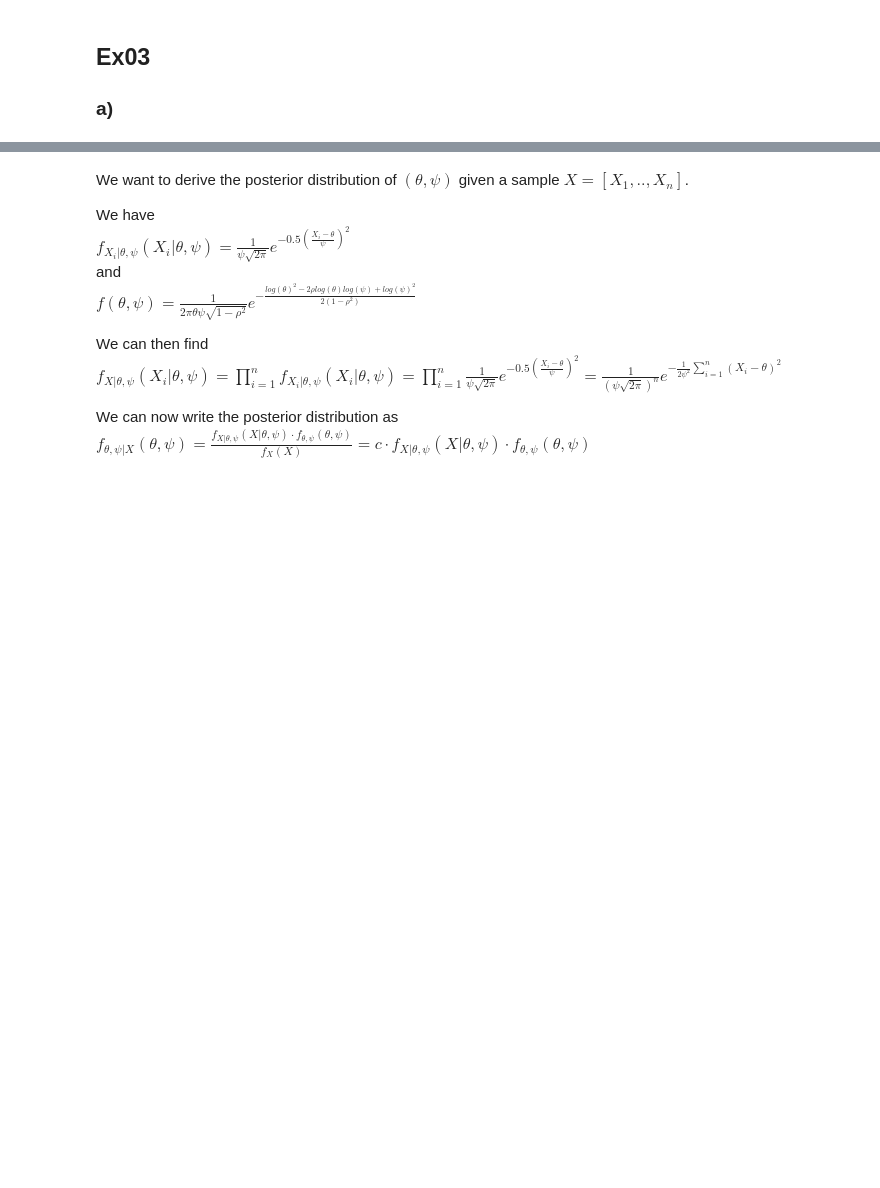
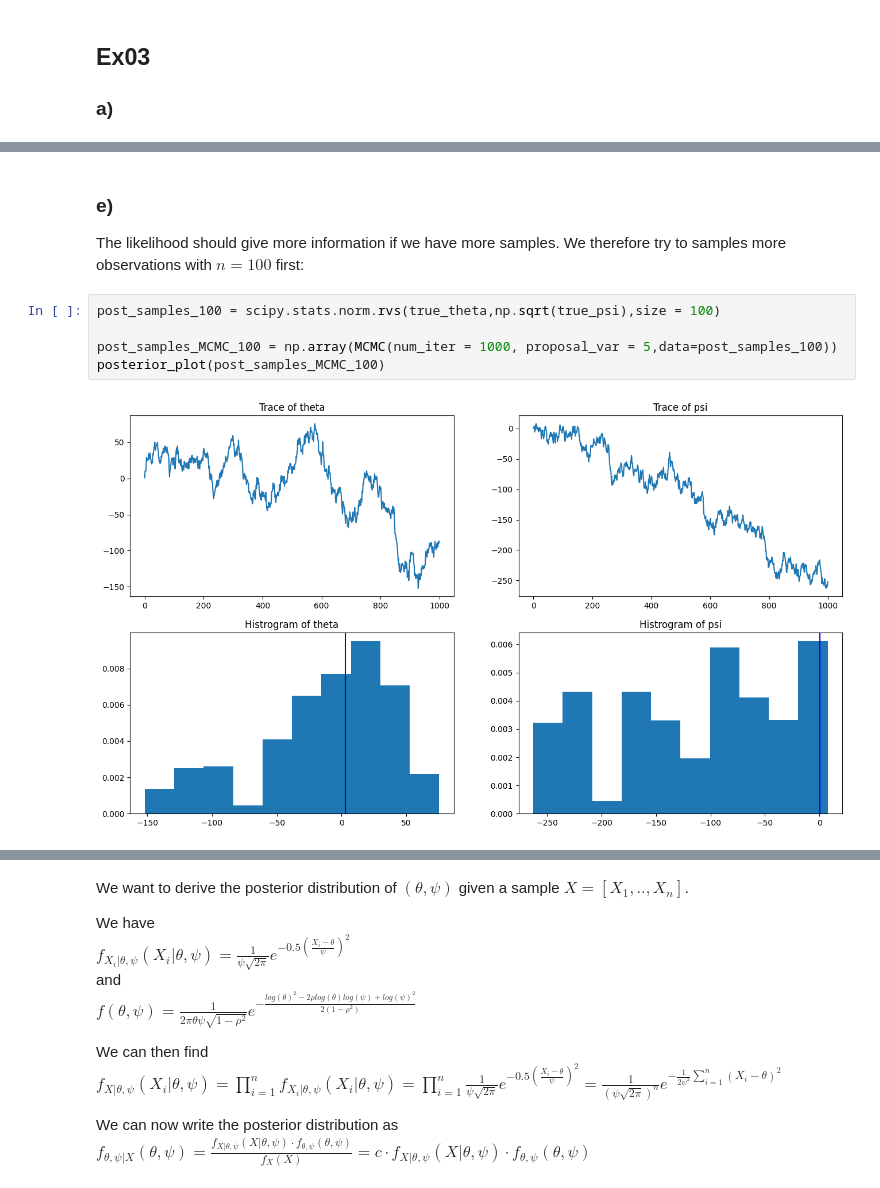
Before and after one commit to WeatherBoy/02443_Code, a Jupyter notebook: ex6.ipynb, the cells around one changed output, grey strips where cells are left out. Saved outputs shown, nothing was run; the diff lists cells and outputs as text; blank space fills up the shorter version.

```diff
--- a/ex6.ipynb
+++ b/ex6.ipynb
@@ -594,0 +669,10 @@ def MCMC(num_iter : int, Y_0: int = None, burn_in_ratio : float = 0.5):
+# %% [markdown]
+### e)
+The likelihood should give more information if we have more samples. We therefore try to samples more observations with $n=100$ first:
+# %%
+post_samples_100 = scipy.stats.norm.rvs(true_theta,np.sqrt(true_psi),size = 100)
+
+post_samples_MCMC_100 = np.array(MCMC(num_iter = 1000, proposal_var = 5,data=post_samples_100))
+posterior_plot(post_samples_MCMC_100)
+# %% [output]
+[figure, added]
```
Also changed, not shown: parts of 11 cells of this notebook.
